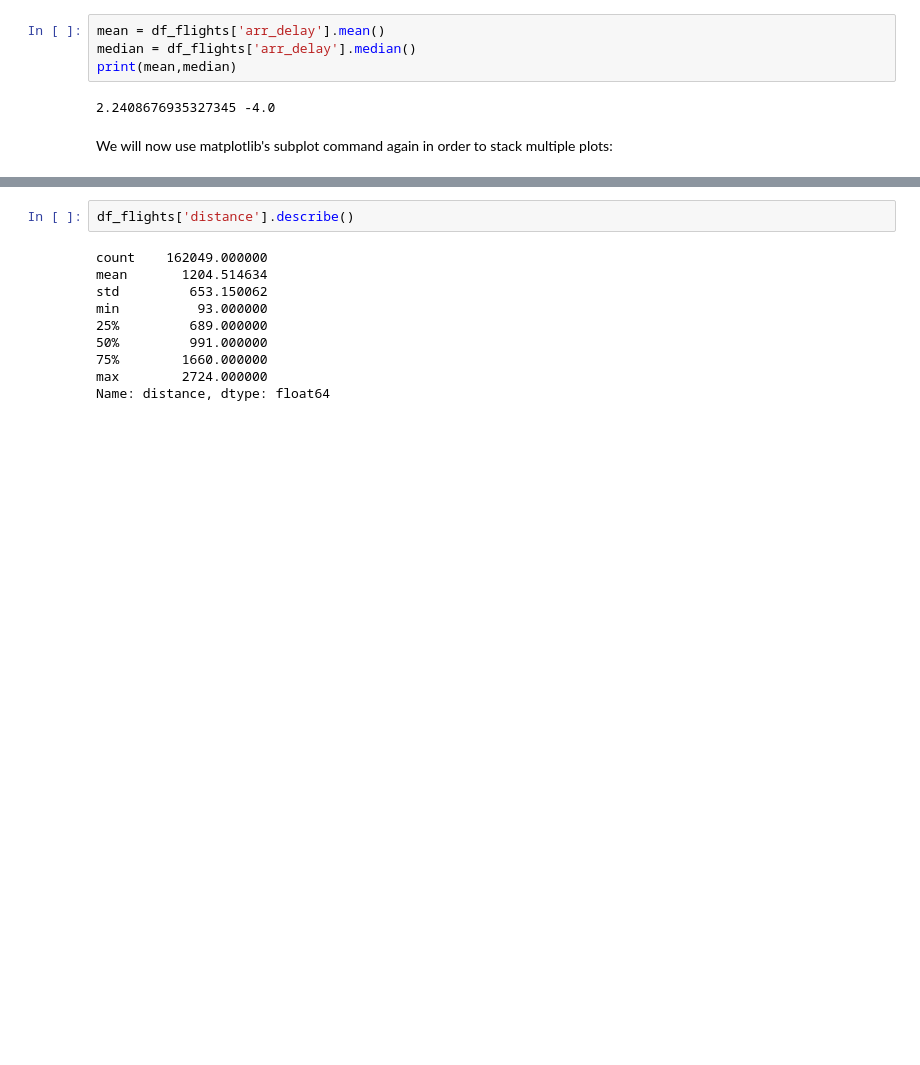
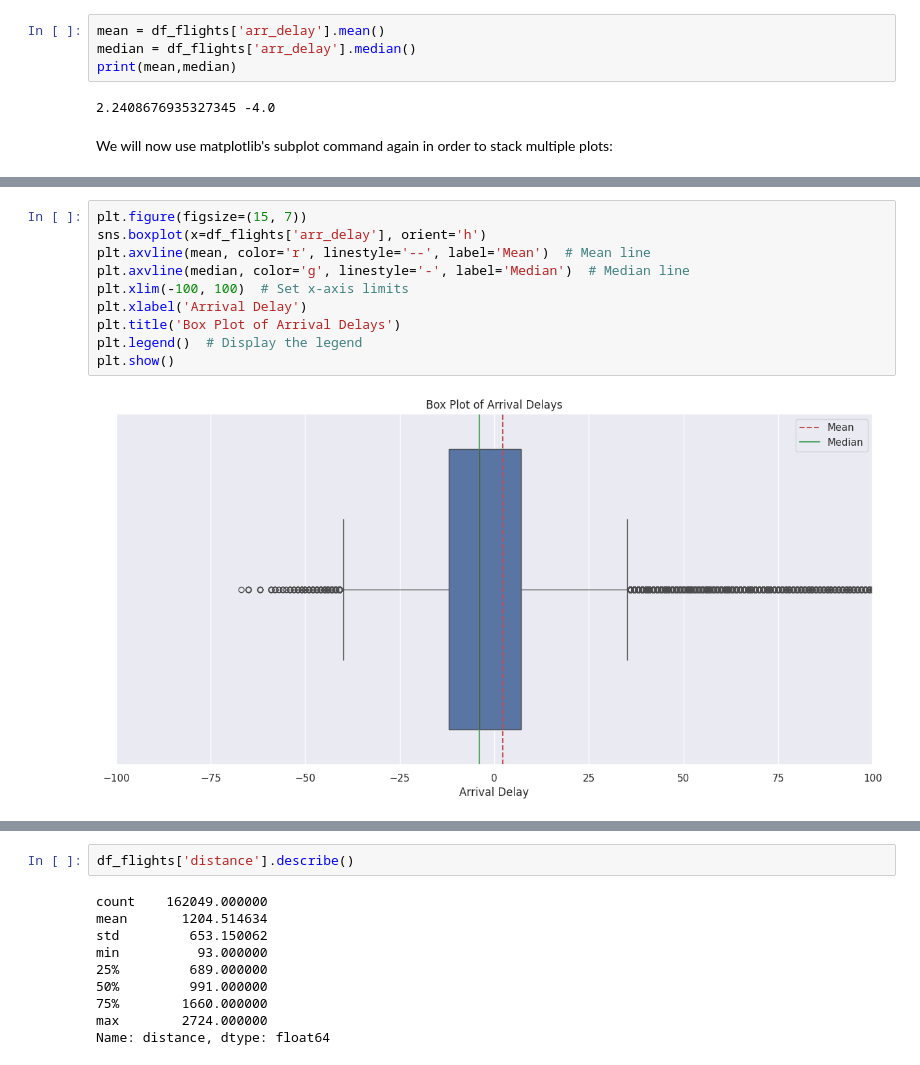
Before and after one commit to markbriers/data-science-jupyter, a Jupyter notebook: week5_notes.ipynb, the cells around one changed output, grey strips where cells are left out. Saved outputs shown, nothing was run; the diff lists cells and outputs as text; blank space fills up the shorter version.

```diff
--- a/week5_notes.ipynb
+++ b/week5_notes.ipynb
@@ -278,0 +284,12 @@ The second plot in the diagram above is a Box-plot (https://en.wikipedia.org/wik
+# %%
+plt.figure(figsize=(15, 7))
+sns.boxplot(x=df_flights['arr_delay'], orient='h')
+plt.axvline(mean, color='r', linestyle='--', label='Mean')  # Mean line
+plt.axvline(median, color='g', linestyle='-', label='Median')  # Median line
+plt.xlim(-100, 100)  # Set x-axis limits
+plt.xlabel('Arrival Delay')
+plt.title('Box Plot of Arrival Delays')
+plt.legend()  # Display the legend
+plt.show()
+# %% [output]
+[figure, added]
```
Also changed, not shown: parts of 15 cells of this notebook.
